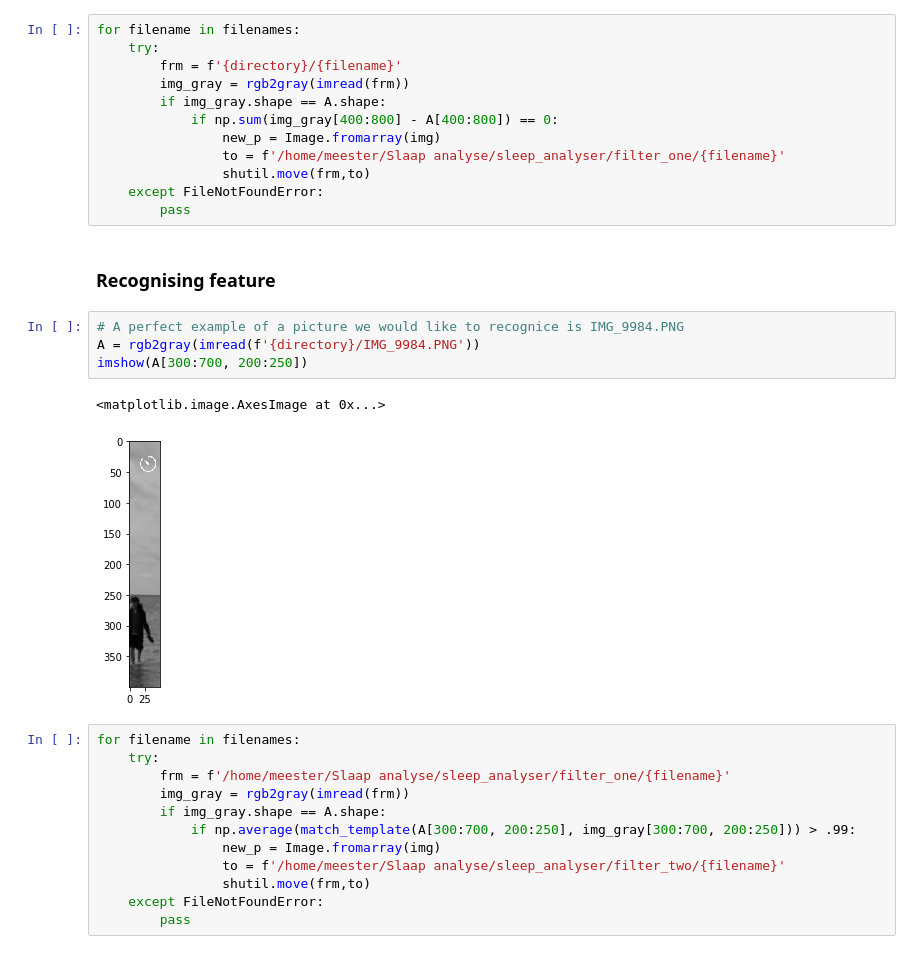
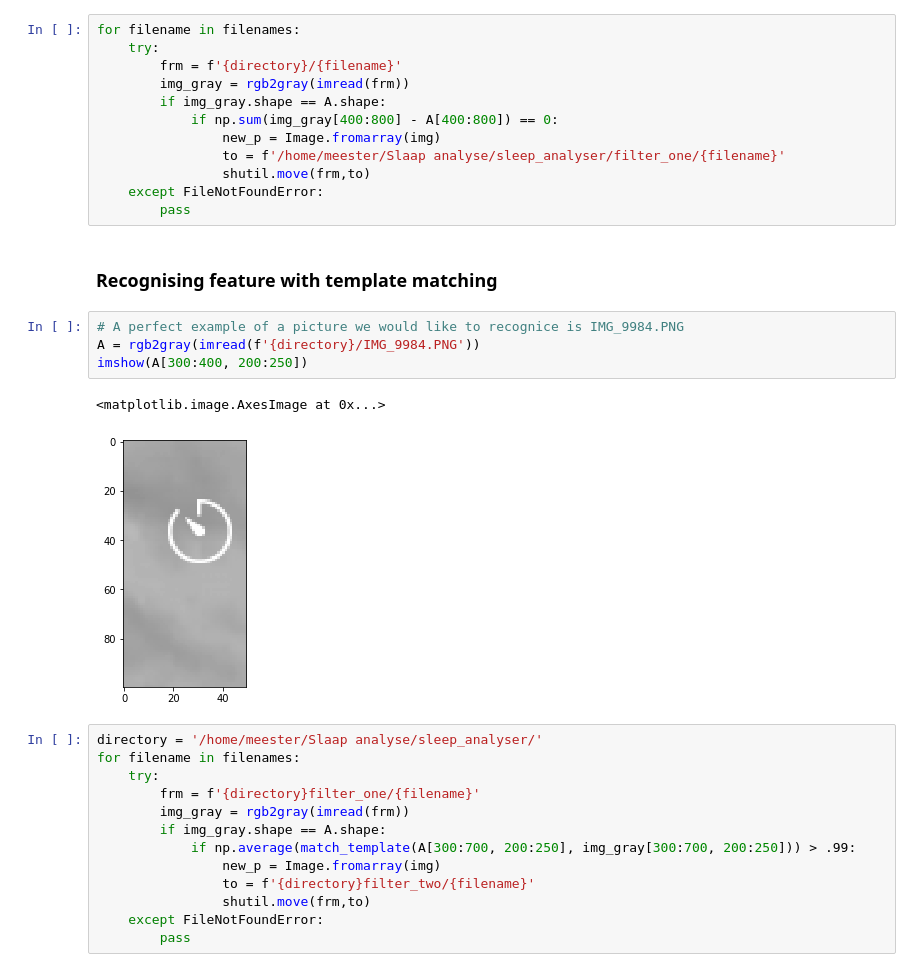
Before and after one commit to readmees/sleep_analyser, a Jupyter notebook: slaap_analyse.ipynb, the cells around one changed output. Cells and saved outputs as stored; diff of their text form.

```diff
--- a/slaap_analyse.ipynb
+++ b/slaap_analyse.ipynb
@@ -80,23 +72,24 @@ for filename in filenames:
     except FileNotFoundError:
         pass
 # %% [markdown]
-### Recognising feature
+### Recognising feature with template matching
 # %%
 # A perfect example of a picture we would like to recognice is IMG_9984.PNG
 A = rgb2gray(imread(f'{directory}/IMG_9984.PNG'))
-imshow(A[300:700, 200:250])
+imshow(A[300:400, 200:250])
 # %% [output]
 <matplotlib.image.AxesImage at 0x...>
-[figure, old version]
+[figure, new version]
 # %%
+directory = '/home/meester/Slaap analyse/sleep_analyser/'
 for filename in filenames:
     try:
-        frm = f'/home/meester/Slaap analyse/sleep_analyser/filter_one/{filename}'
+        frm = f'{directory}filter_one/{filename}'
         img_gray = rgb2gray(imread(frm))
         if img_gray.shape == A.shape:
             if np.average(match_template(A[300:700, 200:250], img_gray[300:700, 200:250])) > .99:
                 new_p = Image.fromarray(img)
-                to = f'/home/meester/Slaap analyse/sleep_analyser/filter_two/{filename}'
+                to = f'{directory}filter_two/{filename}'
                 shutil.move(frm,to)
     except FileNotFoundError:
         pass
```
Also changed, not shown: parts of 9 cells of this notebook.
